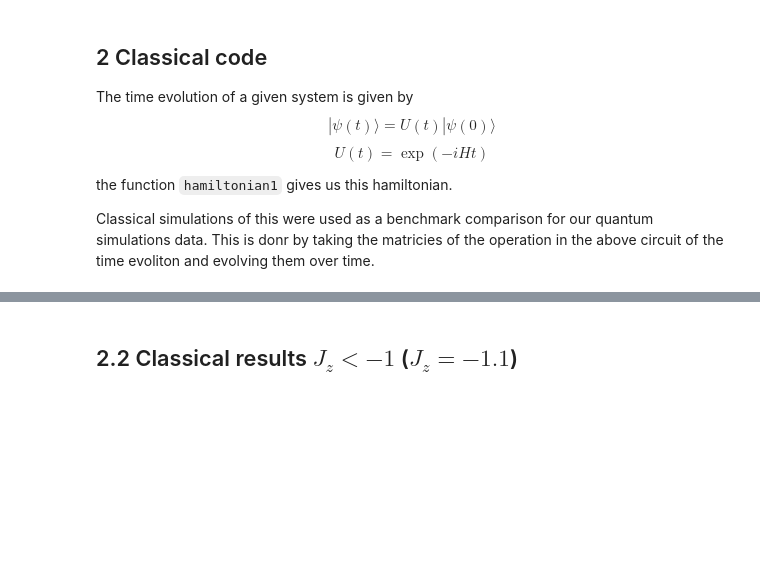
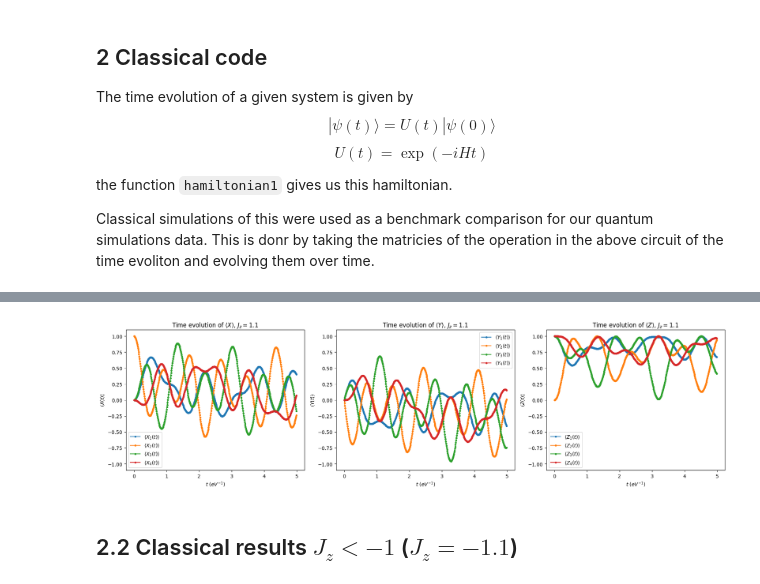
Before and after one commit to laramt04/Time-Evolution-QC-Project, a Jupyter notebook: Report.ipynb, the cells around one changed output, grey strips where cells are left out. Cells and saved outputs as stored; diff of their text form; code cells hidden in the pictures; blank space fills up the shorter version.

```diff
--- a/Report.ipynb
+++ b/Report.ipynb
@@ -207,3 +211,21 @@ plt.show()
+# %%
+L, allzeros, Jz, steps, t_tot = 4, False, 1.1, 500, 5 #initial conditions
+#allzeros = False sets to 1111 case
+
+fig, axes = plt.subplots(1, 3, figsize=(18, 5))
+for ax, direction, label in zip(axes, ['X','Y','Z'], ['X','Y','Z']):
+    for q in range(1, L+1):
+        t, vals = ClassicalComparison(L, Jz, q, direction, steps, t_tot)
+        ax.plot(t, vals, '.-', label=rf'$\langle {label}_{q}(t) \rangle$')
+    ax.set_xlabel(r'$t\ (eV^{-1})$')
+    ax.set_ylabel(rf'$\langle {label}(t) \rangle$')
+    ax.set_title(rf'Time evolution of $\langle {label} \rangle$, $J_z={Jz}$')
+    ax.set_ylim([-1.1, 1.1])
+    ax.legend()
+plt.tight_layout()
+plt.show()
+# %% [output]
+[figure, added]
 # %% [markdown]
 ## 2.2 Classical results $J_z < -1$ ($J_z = -1.1$)
 # %%
```
Also changed, not shown: parts of 6 cells of this notebook.
